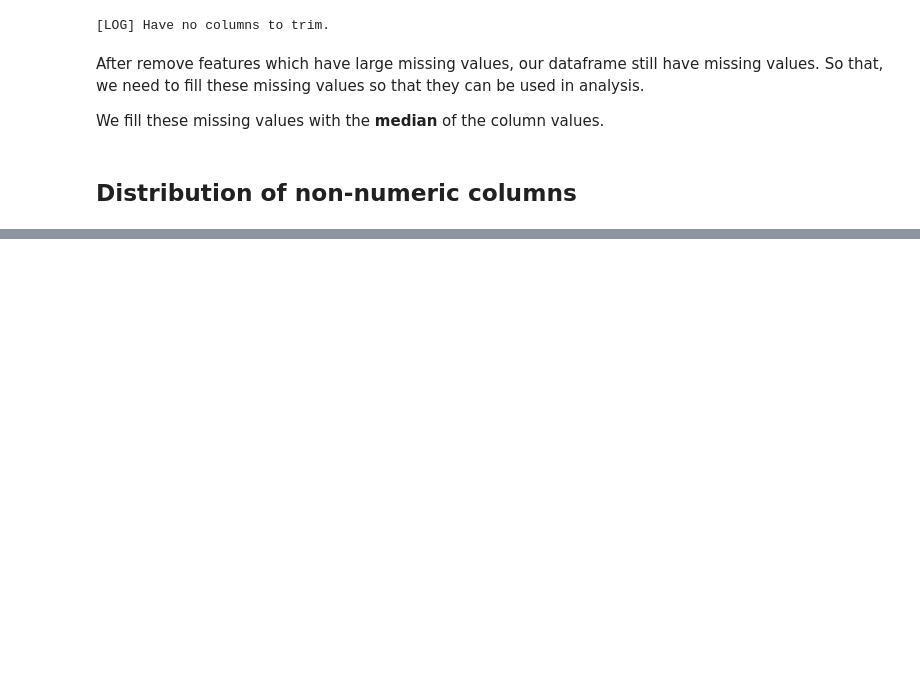
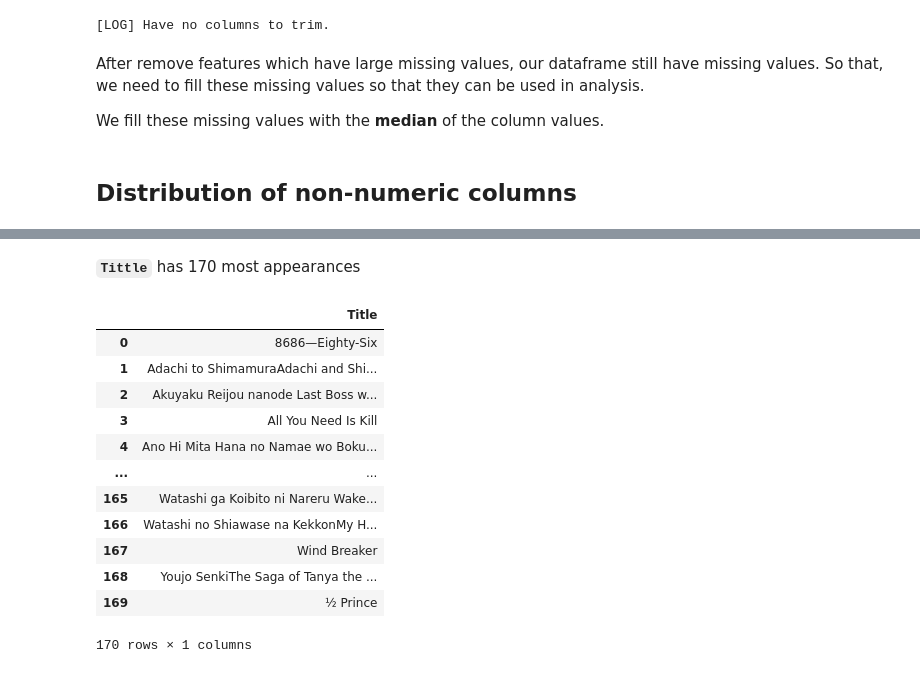
Before and after one commit to duongtruongbinh/IntroDS_FinalProject, a Jupyter notebook: src/Data_Exploration_and_PreProcessing.ipynb, the cells around one changed output, grey strips where cells are left out. Cells and saved outputs as stored; diff of their text form; code cells hidden in the pictures; blank space fills up the shorter version.

```diff
--- a/src/Data_Exploration_and_PreProcessing.ipynb
+++ b/src/Data_Exploration_and_PreProcessing.ipynb
@@ -449,0 +475,18 @@ manga_df = filling_missing_value(df=manga_df)
+# %% [markdown]
+**`Tittle`** has 170 most appearances
+# %%
+manga_df[['Title']].mode()
+# %% [output]
+|  | Title |
+| 0 | 8686—Eighty-Six |
+| 1 | Adachi to ShimamuraAdachi and Shi... |
+| 2 | Akuyaku Reijou nanode Last Boss w... |
+| 3 | All You Need Is Kill |
+| 4 | Ano Hi Mita Hana no Namae wo Boku... |
+| ... | ... |
+| 165 | Watashi ga Koibito ni Nareru Wake... |
+| 166 | Watashi no Shiawase na KekkonMy H... |
+| 167 | Wind Breaker |
+| 168 | Youjo SenkiThe Saga of Tanya the ... |
+| 169 | ½ Prince |
+170 rows × 1 columns
```
Also changed, not shown: parts of 31 cells of this notebook.
